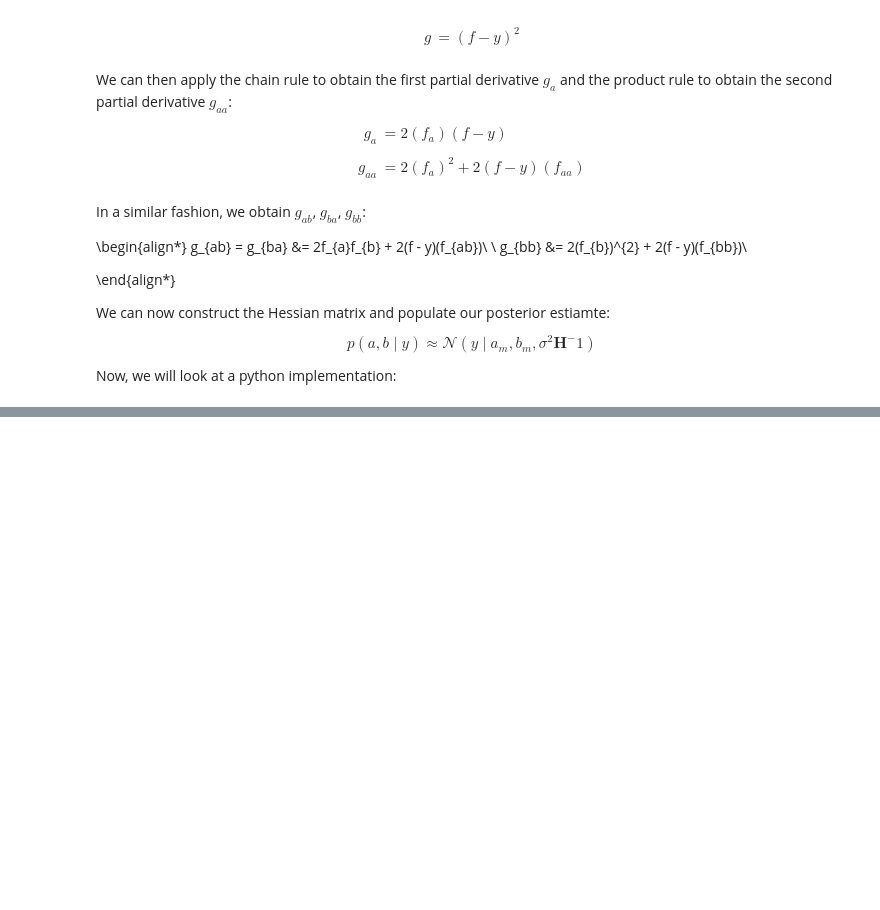
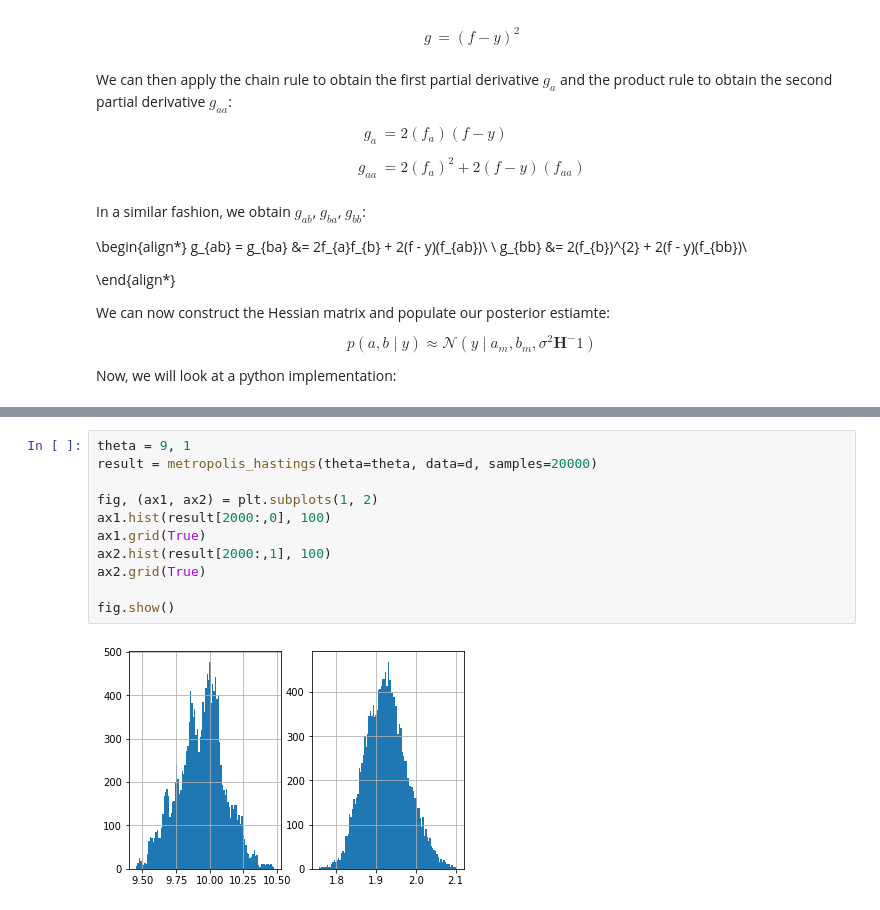
Before and after one commit to PavanChaggar/Bayesian_inference, a Jupyter notebook: python_tutorials/Nonlinear_models.ipynb, the cells around one changed output, grey strips where cells are left out. Cells and saved outputs as stored; diff of their text form; blank space fills up the shorter version.

```diff
--- a/python_tutorials/Nonlinear_models.ipynb
+++ b/python_tutorials/Nonlinear_models.ipynb
@@ -247,0 +316,13 @@ plt.show()
+# %%
+theta = 9, 1
+result = metropolis_hastings(theta=theta, data=d, samples=20000)
+
+fig, (ax1, ax2) = plt.subplots(1, 2)
+ax1.hist(result[2000:,0], 100)
+ax1.grid(True)
+ax2.hist(result[2000:,1], 100)
+ax2.grid(True)
+
+fig.show()
+# %% [output]
+[figure, added]
```
Also changed, not shown: parts of 9 cells of this notebook.
